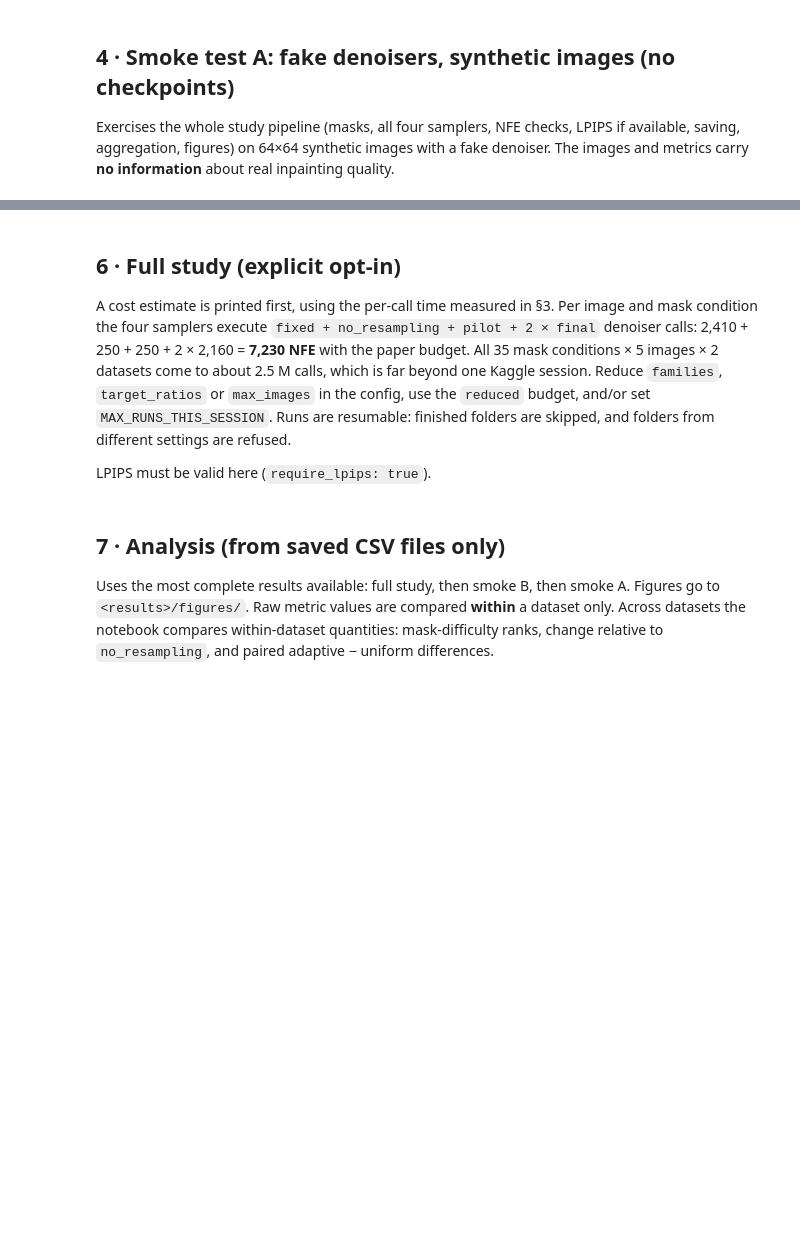
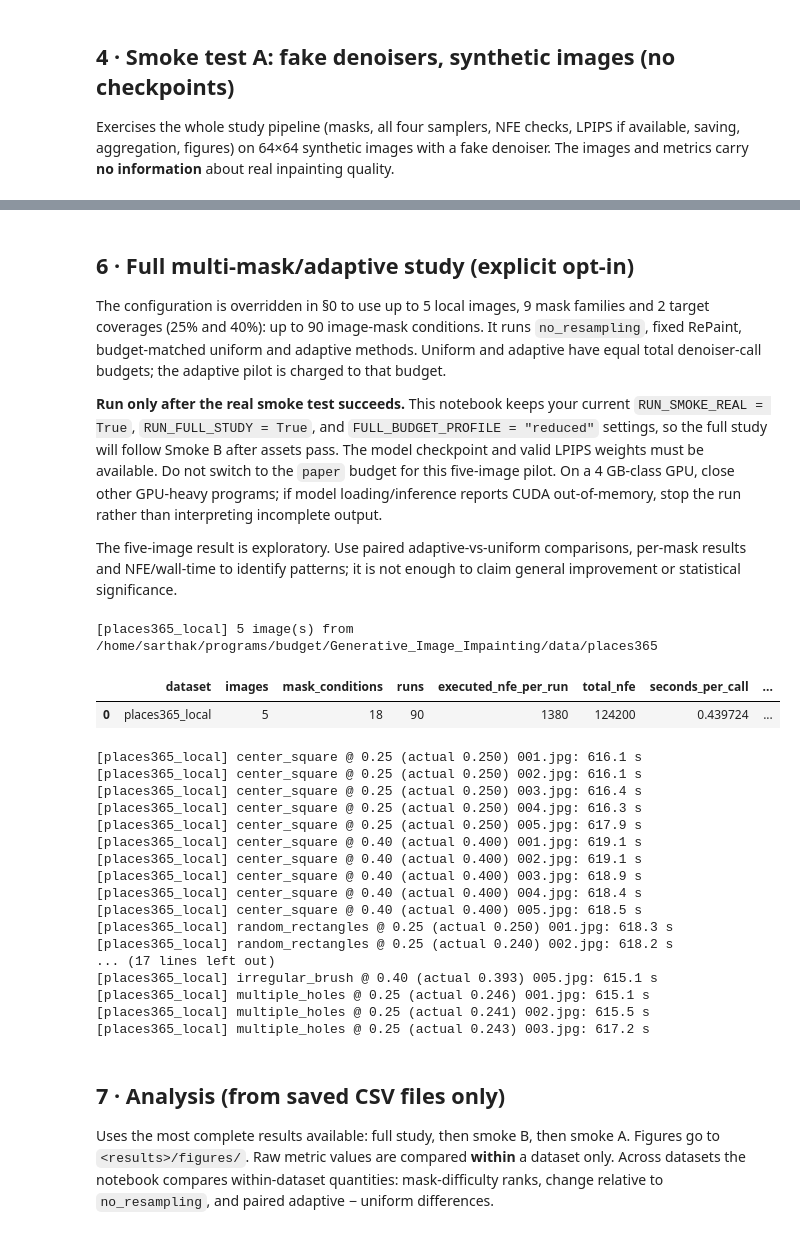
Before and after one commit to Sarthak1970/Generative_Image_Impainting, a Jupyter notebook: Notebooks/03_faces_places2_mask_and_lpips_study.ipynb, the cells around one changed output, grey strips where cells are left out. Drawn from its saved outputs; the diff is of its cells as text; code cells hidden in the pictures; blank space fills up the shorter version.

```diff
--- a/Notebooks/03_faces_places2_mask_and_lpips_study.ipynb
+++ b/Notebooks/03_faces_places2_mask_and_lpips_study.ipynb
@@ -241,6 +447,8 @@ from src.faces_places2_study import load_dataset_model
 from src.guided_diffusion_adapter import check_model_compatibility
 
 MODELS, COMPAT = {}, {}
+if DEVICE.type == "cuda":
+    torch.cuda.empty_cache()
 LOAD_REAL_MODELS = RUN_SMOKE_REAL or RUN_FULL_STUDY
 for name, dcfg in CFG["datasets"].items():
     if not LOAD_REAL_MODELS:
@@ -251,6 +459,10 @@ for name, dcfg in CFG["datasets"].items():
         report = check_model_compatibility(model, scheduler, SIZE, budget_settings(CFG, FULL_BUDGET_PROFILE)["num_inference_steps"], DEVICE)
         MODELS[name] = (model, scheduler, info)
         COMPAT[name] = {"status": "loaded", **info, **report}
+    except torch.cuda.OutOfMemoryError as exc:
+        if DEVICE.type == "cuda":
+            torch.cuda.empty_cache()
+        COMPAT[name] = {"status": f"FAILED: CUDA out of memory while loading/checking model: {exc}. Close other GPU jobs; the checkpoint may exceed available VRAM."}
     except Exception as exc:
         COMPAT[name] = {"status": f"FAILED: {type(exc).__name__}: {exc}"}
 (RESULTS_ROOT / "model_compatibility.json").write_text(json.dumps(COMPAT, indent=2, default=str) + "\n")
@@ -296,9 +521,10 @@ if RUN_SMOKE_FAKE:
                           "model_info": {"backend": "fake", "model_identifier": f"FakeDenoiser ({name} stand-in)",
                                          "learned_variance_discarded": False},
                           "config": CFG["datasets"][name], "images": images, "image_root": img_dir}
-    manifest = run_study(datasets, fake_cfg, budget_settings(CFG, "smoke"), SMOKE_FAKE_ROOT, "cpu",
+    # Use the same device as LPIPS_EVAL. The old literal "cpu" caused cuda:0/cpu mismatch.
+    manifest = run_study(datasets, fake_cfg, budget_settings(CFG, "smoke"), SMOKE_FAKE_ROOT, DEVICE,
                          LPIPS_EVAL, LPIPS_META, require_lpips=False, overwrite=True, log=lambda *a: None)
-    print(f"Smoke A: {manifest['completed_this_call']} runs in {manifest['elapsed_s']:.1f} s; LPIPS status: {LPIPS_META['lpips_status']}")
+    print(f"Smoke A (device={DEVICE}): {manifest['completed_this_call']} runs in {manifest['elapsed_s']:.1f} s; LPIPS status: {LPIPS_META['lpips_status']}")
     print("Summaries:", list(write_study_summaries(SMOKE_FAKE_ROOT)))
 else:
     print("Smoke A skipped.")
@@ -329,9 +562,17 @@ def build_datasets(max_images=None, names=None):
 SMOKE_REAL_ROOT = RESULTS_ROOT / "smoke_real"
 if RUN_SMOKE_REAL:
     real = build_datasets(max_images=1)
-    if real:
-        run_study(real, CFG, budget_settings(CFG, "smoke"), SMOKE_REAL_ROOT, DEVICE, LPIPS_EVAL, LPIPS_META,
-                  families=["center_square", "irregular_brush"], ratios=[0.25], require_lpips=False, overwrite=True)
-        print("Summaries:", list(write_study_summaries(SMOKE_REAL_ROOT)))
+    if not real:
+        details = "; ".join(f"{name}: {meta.get('status', 'unknown')}" for name, meta in COMPAT.items())
+        raise RuntimeError(
+            "Real smoke test could not start because no real model loaded. "
+            "For this local Places365 run, ensure both the official RePaint guided_diffusion code and "
+            "places256_300000.pt exist. Put the checkpoint in data/pretrained/ or "
+            "external/RePaint/data/pretrained/, or set REPAINT_PLACES_CHECKPOINT to its absolute path "
+            "before launching Jupyter. Model status: " + details
+        )
+    run_study(real, CFG, budget_settings(CFG, "smoke"), SMOKE_REAL_ROOT, DEVICE, LPIPS_EVAL, LPIPS_META,
+              families=["center_square", "irregular_brush"], ratios=[0.25], require_lpips=False, overwrite=True)
+    print("Summaries:", list(write_study_summaries(SMOKE_REAL_ROOT)))
 else:
     print("Smoke B skipped (RUN_SMOKE_REAL = False).")
@@ -338,25 +585,58 @@ else:
 # %% [markdown]
-## 6 · Full study (explicit opt-in)
+## 6 · Full multi-mask/adaptive study (explicit opt-in)
 
-A cost estimate is printed first, using the per-call time measured in §3. Per image and mask condition the four samplers execute `fixed + no_resampling + pilot + 2 × final` denoiser calls: 2,410 + 250 + 250 + 2 × 2,160 = **7,230 NFE** with the paper budget. All 35 mask conditions × 5 images × 2 datasets come to about 2.5 M calls, which is far beyond one Kaggle session. Reduce `families`, `target_ratios` or `max_images` in the config, use the `reduced` budget, and/or set `MAX_RUNS_THIS_SESSION`. Runs are resumable: finished folders are skipped, and folders from different settings are refused.
+The configuration is overridden in §0 to use up to 5 local images, 9 mask families and 2 target coverages (25% and 40%): up to 90 image-mask conditions. It runs `no_resampling`, fixed RePaint, budget-matched uniform and adaptive methods. Uniform and adaptive have equal total denoiser-call budgets; the adaptive pilot is charged to that budget.
 
-LPIPS must be valid here (`require_lpips: true`).
+**Run only after the real smoke test succeeds.** This notebook keeps your current `RUN_SMOKE_REAL = True`, `RUN_FULL_STUDY = True`, and `FULL_BUDGET_PROFILE = "reduced"` settings, so the full study will follow Smoke B after assets pass. The model checkpoint and valid LPIPS weights must be available. Do not switch to the `paper` budget for this five-image pilot. On a 4 GB-class GPU, close other GPU-heavy programs; if model loading/inference reports CUDA out-of-memory, stop the run rather than interpreting incomplete output.
+
+The five-image result is exploratory. Use paired adaptive-vs-uniform comparisons, per-mask results and NFE/wall-time to identify patterns; it is not enough to claim general improvement or statistical significance.
 # %%
 from src.faces_places2_study import estimate_study_cost, executed_nfe_per_run
 
 FULL_ROOT = RESULTS_ROOT / f"full_{FULL_BUDGET_PROFILE}"
 if RUN_FULL_STUDY:
+    if STUDY.get("require_lpips", True) and not LPIPS_META.get("lpips_valid", False):
+        raise RuntimeError(
+            "RUN_FULL_STUDY=True but valid pretrained LPIPS is unavailable. Install/check lpips, scipy and "
+            "torchvision in this repaint environment, then rerun cells §0–§6. Do not use random-backbone "
+            "LPIPS values for research results."
+        )
     budget = budget_settings(CFG, FULL_BUDGET_PROFILE)
     full = build_datasets()
+    if not full:
+        details = "; ".join(f"{name}: {meta.get('status', 'unknown')}" for name, meta in COMPAT.items())
+        raise RuntimeError("RUN_FULL_STUDY=True but no model/dataset could be prepared. Check checkpoint, "
+                           "official RePaint code, and data/places365. Model status: " + details)
     n_cond = len(mask_conditions(MASKS["families"], MASKS["target_ratios"], MASKS.get("not_applicable")))
     spc = {n: COMPAT[n].get("seconds_per_call") for n in full}
     display(pd.DataFrame(estimate_study_cost({n: len(v["images"]) for n, v in full.items()}, n_cond, budget,
                                              STUDY["methods"], spc)))
     run_study(full, CFG, budget, FULL_ROOT, DEVICE, LPIPS_EVAL, LPIPS_META, require_lpips=STUDY.get("require_lpips", True),
               max_runs=MAX_RUNS_THIS_SESSION, time_budget_hours=TIME_BUDGET_HOURS)
     print("Summaries:", list(write_study_summaries(FULL_ROOT)))
 else:
     print("Full study not run (RUN_FULL_STUDY = False).")
+# %% [output]
+[places365_local] 5 image(s) from /home/sarthak/programs/budget/Generative_Image_Impainting/data/places365
+|  | dataset | images | mask_conditions | runs | executed_nfe_per_run | total_nfe | seconds_per_call | ... |
+| 0 | places365_local | 5 | 18 | 90 | 1380 | 124200 | 0.439724 | ... |
+[places365_local] center_square @ 0.25 (actual 0.250) 001.jpg: 616.1 s
+[places365_local] center_square @ 0.25 (actual 0.250) 002.jpg: 616.1 s
+[places365_local] center_square @ 0.25 (actual 0.250) 003.jpg: 616.4 s
+[places365_local] center_square @ 0.25 (actual 0.250) 004.jpg: 616.3 s
+[places365_local] center_square @ 0.25 (actual 0.250) 005.jpg: 617.9 s
+[places365_local] center_square @ 0.40 (actual 0.400) 001.jpg: 619.1 s
+[places365_local] center_square @ 0.40 (actual 0.400) 002.jpg: 619.1 s
+[places365_local] center_square @ 0.40 (actual 0.400) 003.jpg: 618.9 s
+[places365_local] center_square @ 0.40 (actual 0.400) 004.jpg: 618.4 s
+[places365_local] center_square @ 0.40 (actual 0.400) 005.jpg: 618.5 s
+[places365_local] random_rectangles @ 0.25 (actual 0.250) 001.jpg: 618.3 s
+[places365_local] random_rectangles @ 0.25 (actual 0.240) 002.jpg: 618.2 s
+... (17 lines left out)
+[places365_local] irregular_brush @ 0.40 (actual 0.393) 005.jpg: 615.1 s
+[places365_local] multiple_holes @ 0.25 (actual 0.246) 001.jpg: 615.1 s
+[places365_local] multiple_holes @ 0.25 (actual 0.241) 002.jpg: 615.5 s
+[places365_local] multiple_holes @ 0.25 (actual 0.243) 003.jpg: 617.2 s
 # %% [markdown]
 ## 7 · Analysis (from saved CSV files only)
 
```
Also changed, not shown: parts of 15 cells of this notebook.
